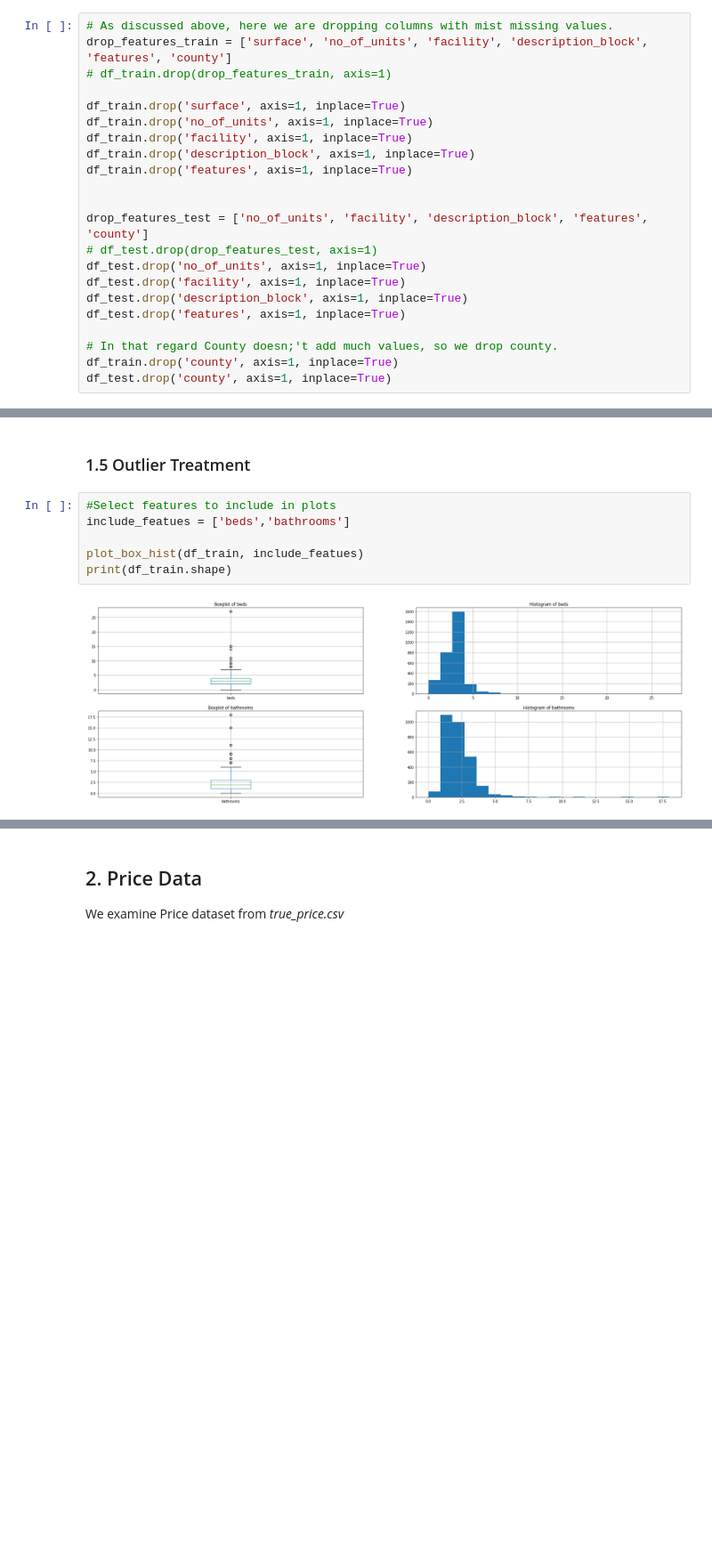
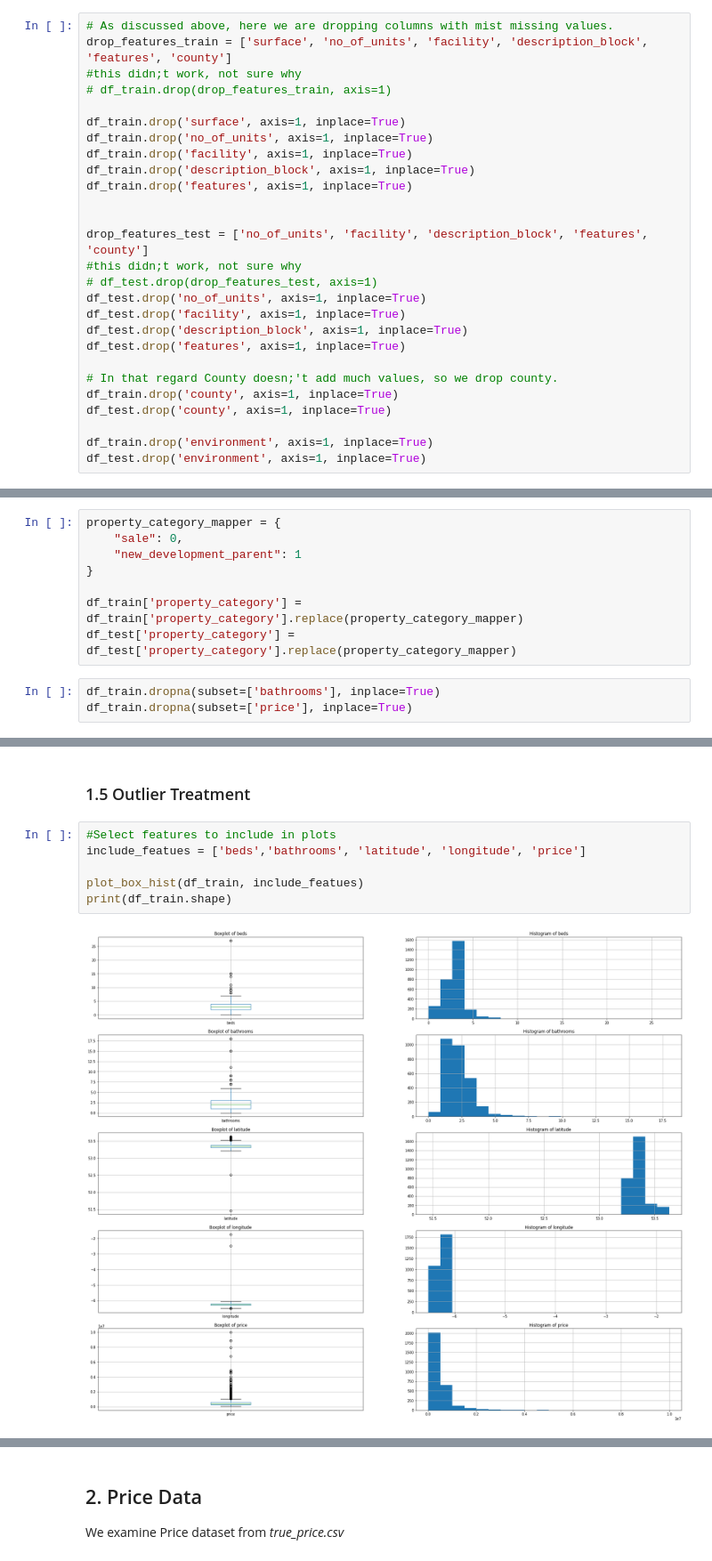
Before and after one commit to ranadas/ET5003_SEM1_2021-2, a Jupyter notebook: Week-3/ET5003_Etivity2_Rana_Das_19137338.ipynb, the cells around one changed output, grey strips where cells are left out. Shown: that part at 89% size. Cells and saved outputs as stored; diff of their text form; blank space fills up the shorter version.

```diff
--- a/Week-3/ET5003_Etivity2_Rana_Das_19137338.ipynb
+++ b/Week-3/ET5003_Etivity2_Rana_Das_19137338.ipynb
@@ -376,6 +373,7 @@ sns.heatmap(corr, xticklabels=corr.columns,yticklabels=corr.columns);
 # %%
 # As discussed above, here we are dropping columns with mist missing values.
 drop_features_train = ['surface', 'no_of_units', 'facility', 'description_block', 'features', 'county']
+#this didn;t work, not sure why
 # df_train.drop(drop_features_train, axis=1)
 
 df_train.drop('surface', axis=1, inplace=True)
@@ -386,6 +384,7 @@ df_train.drop('features', axis=1, inplace=True)
 
 
 drop_features_test = ['no_of_units', 'facility', 'description_block', 'features', 'county']
+#this didn;t work, not sure why
 # df_test.drop(drop_features_test, axis=1)
 df_test.drop('no_of_units', axis=1, inplace=True)
 df_test.drop('facility', axis=1, inplace=True)
@@ -395,6 +394,9 @@ df_test.drop('features', axis=1, inplace=True)
 # In that regard County doesn;'t add much values, so we drop county.
 df_train.drop('county', axis=1, inplace=True)
 df_test.drop('county', axis=1, inplace=True)
+
+df_train.drop('environment', axis=1, inplace=True)
+df_test.drop('environment', axis=1, inplace=True)
 # %% [markdown]
 ### 1.4 Transformation
 Apply the transformer on the train dataset and the test dataset
@@ -448,3 +448,14 @@ array(['prod'], dtype=object)
+# %%
+property_category_mapper = {
+    "sale": 0,
+    "new_development_parent": 1
+}
+
+df_train['property_category'] = df_train['property_category'].replace(property_category_mapper)
+df_test['property_category'] = df_test['property_category'].replace(property_category_mapper)
+# %%
+df_train.dropna(subset=['bathrooms'], inplace=True)
+df_train.dropna(subset=['price'], inplace=True)
 # %%
 df_train.tail(5)
 # %% [output]
@@ -467,9 +478,9 @@ df_test.tail()
 ### 1.5 Outlier Treatment
 # %%
 #Select features to include in plots
-include_featues = ['beds','bathrooms']
+include_featues = ['beds','bathrooms', 'latitude', 'longitude', 'price']
 
 plot_box_hist(df_train, include_featues)
 print(df_train.shape)
 # %% [output]
-[figure, old version]
+[figure, new version]
```
Also changed, not shown: parts of 53 cells of this notebook.
